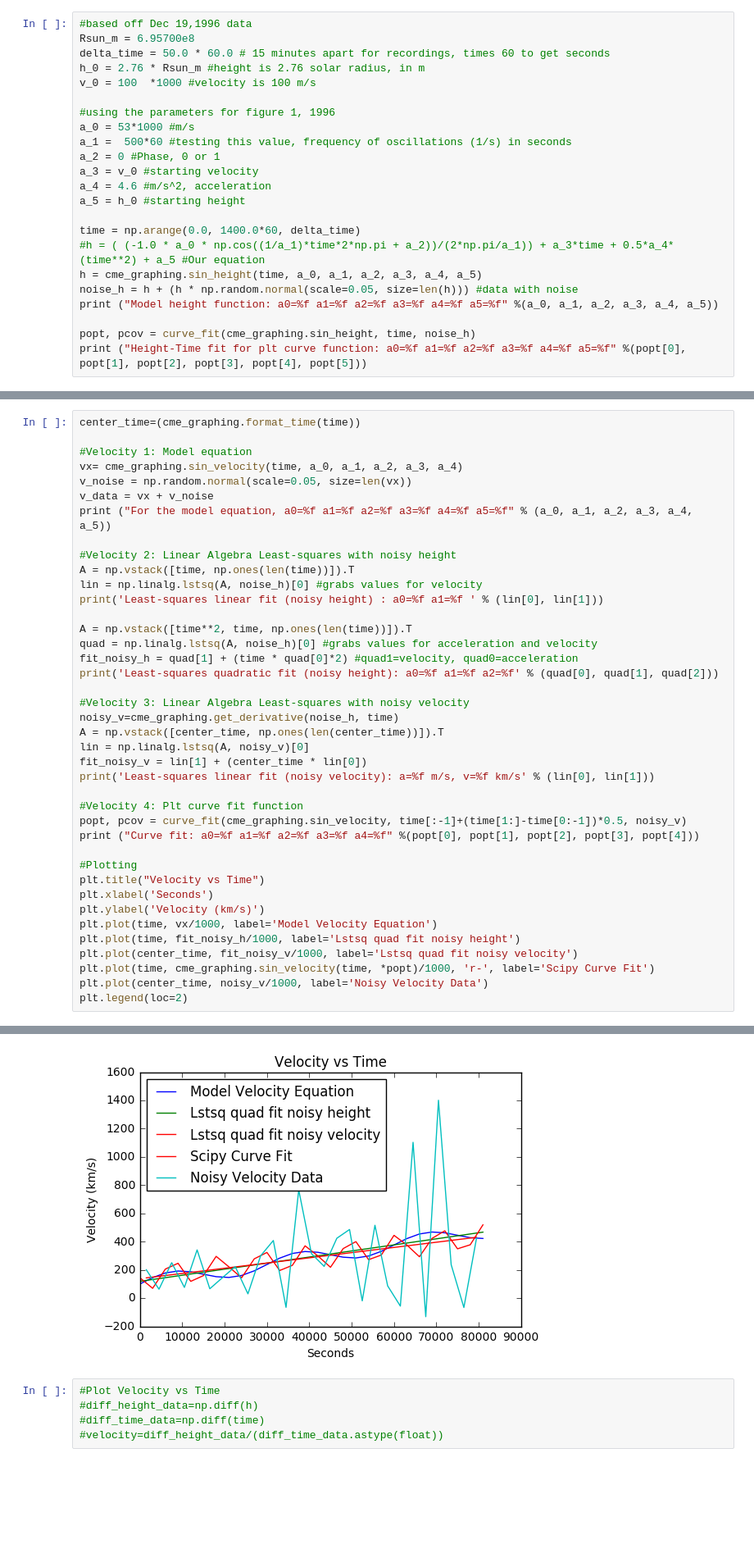
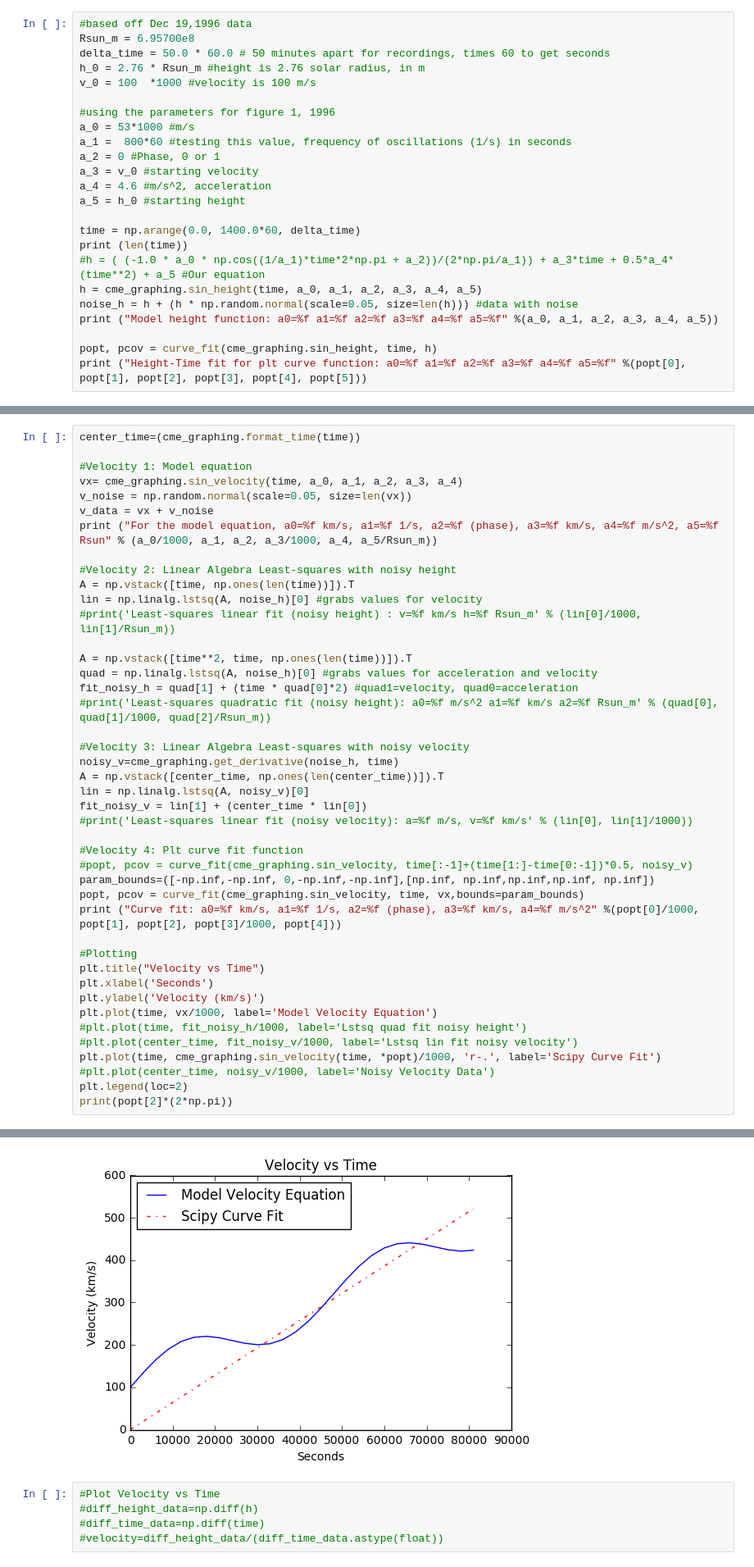
Before and after one commit to speerbetsy/analyzing_cme_speed, a Jupyter notebook: notebooks/fake_data_sinusoidal_function.ipynb, the cells around one changed output, grey strips where cells are left out. Shown at 82% size. Saved outputs shown, nothing was run; the diff lists cells and outputs as text; blank space fills up the shorter version.

```diff
--- a/notebooks/fake_data_sinusoidal_function.ipynb
+++ b/notebooks/fake_data_sinusoidal_function.ipynb
@@ -18,24 +18,25 @@ import cme_graphing
 # %%
 #based off Dec 19,1996 data
 Rsun_m = 6.95700e8
-delta_time = 50.0 * 60.0 # 15 minutes apart for recordings, times 60 to get seconds
+delta_time = 50.0 * 60.0 # 50 minutes apart for recordings, times 60 to get seconds
 h_0 = 2.76 * Rsun_m #height is 2.76 solar radius, in m
 v_0 = 100  *1000 #velocity is 100 m/s
 
 #using the parameters for figure 1, 1996
 a_0 = 53*1000 #m/s
-a_1 =  500*60 #testing this value, frequency of oscillations (1/s) in seconds
+a_1 =  800*60 #testing this value, frequency of oscillations (1/s) in seconds
 a_2 = 0 #Phase, 0 or 1
 a_3 = v_0 #starting velocity
 a_4 = 4.6 #m/s^2, acceleration
 a_5 = h_0 #starting height
 
 time = np.arange(0.0, 1400.0*60, delta_time)
+print (len(time))
 #h = ( (-1.0 * a_0 * np.cos((1/a_1)*time*2*np.pi + a_2))/(2*np.pi/a_1)) + a_3*time + 0.5*a_4*(time**2) + a_5 #Our equation
 h = cme_graphing.sin_height(time, a_0, a_1, a_2, a_3, a_4, a_5)
 noise_h = h + (h * np.random.normal(scale=0.05, size=len(h))) #data with noise
 print ("Model height function: a0=%f a1=%f a2=%f a3=%f a4=%f a5=%f" %(a_0, a_1, a_2, a_3, a_4, a_5))
 
-popt, pcov = curve_fit(cme_graphing.sin_height, time, noise_h)
+popt, pcov = curve_fit(cme_graphing.sin_height, time, h)
 print ("Height-Time fit for plt curve function: a0=%f a1=%f a2=%f a3=%f a4=%f a5=%f" %(popt[0], popt[1], popt[2], popt[3], popt[4], popt[5]))
 # %% [output]
@@ -59,37 +61,40 @@ center_time=(cme_graphing.format_time(time))
 vx= cme_graphing.sin_velocity(time, a_0, a_1, a_2, a_3, a_4)
 v_noise = np.random.normal(scale=0.05, size=len(vx))
 v_data = vx + v_noise
-print ("For the model equation, a0=%f a1=%f a2=%f a3=%f a4=%f a5=%f" % (a_0, a_1, a_2, a_3, a_4, a_5))
+print ("For the model equation, a0=%f km/s, a1=%f 1/s, a2=%f (phase), a3=%f km/s, a4=%f m/s^2, a5=%f Rsun" % (a_0/1000, a_1, a_2, a_3/1000, a_4, a_5/Rsun_m))
 
 #Velocity 2: Linear Algebra Least-squares with noisy height
 A = np.vstack([time, np.ones(len(time))]).T
 lin = np.linalg.lstsq(A, noise_h)[0] #grabs values for velocity
-print('Least-squares linear fit (noisy height) : a0=%f a1=%f ' % (lin[0], lin[1]))
+#print('Least-squares linear fit (noisy height) : v=%f km/s h=%f Rsun_m' % (lin[0]/1000, lin[1]/Rsun_m))
 
 A = np.vstack([time**2, time, np.ones(len(time))]).T
 quad = np.linalg.lstsq(A, noise_h)[0] #grabs values for acceleration and velocity
 fit_noisy_h = quad[1] + (time * quad[0]*2) #quad1=velocity, quad0=acceleration
-print('Least-squares quadratic fit (noisy height): a0=%f a1=%f a2=%f' % (quad[0], quad[1], quad[2]))
+#print('Least-squares quadratic fit (noisy height): a0=%f m/s^2 a1=%f km/s a2=%f Rsun_m' % (quad[0], quad[1]/1000, quad[2]/Rsun_m))
 
 #Velocity 3: Linear Algebra Least-squares with noisy velocity
 noisy_v=cme_graphing.get_derivative(noise_h, time)
 A = np.vstack([center_time, np.ones(len(center_time))]).T
 lin = np.linalg.lstsq(A, noisy_v)[0]
 fit_noisy_v = lin[1] + (center_time * lin[0])
-print('Least-squares linear fit (noisy velocity): a=%f m/s, v=%f km/s' % (lin[0], lin[1]))
+#print('Least-squares linear fit (noisy velocity): a=%f m/s, v=%f km/s' % (lin[0], lin[1]/1000))
 
 #Velocity 4: Plt curve fit function
-popt, pcov = curve_fit(cme_graphing.sin_velocity, time[:-1]+(time[1:]-time[0:-1])*0.5, noisy_v)
-print ("Curve fit: a0=%f a1=%f a2=%f a3=%f a4=%f" %(popt[0], popt[1], popt[2], popt[3], popt[4]))
+#popt, pcov = curve_fit(cme_graphing.sin_velocity, time[:-1]+(time[1:]-time[0:-1])*0.5, noisy_v)
+param_bounds=([-np.inf,-np.inf, 0,-np.inf,-np.inf],[np.inf, np.inf,np.inf,np.inf, np.inf])
+popt, pcov = curve_fit(cme_graphing.sin_velocity, time, vx,bounds=param_bounds)
+print ("Curve fit: a0=%f km/s, a1=%f 1/s, a2=%f (phase), a3=%f km/s, a4=%f m/s^2" %(popt[0]/1000, popt[1], popt[2], popt[3]/1000, popt[4]))
 
 #Plotting
 plt.title("Velocity vs Time")
 plt.xlabel('Seconds')
 plt.ylabel('Velocity (km/s)')
 plt.plot(time, vx/1000, label='Model Velocity Equation')
-plt.plot(time, fit_noisy_h/1000, label='Lstsq quad fit noisy height')
-plt.plot(center_time, fit_noisy_v/1000, label='Lstsq quad fit noisy velocity')
-plt.plot(time, cme_graphing.sin_velocity(time, *popt)/1000, 'r-', label='Scipy Curve Fit')
-plt.plot(center_time, noisy_v/1000, label='Noisy Velocity Data')
+#plt.plot(time, fit_noisy_h/1000, label='Lstsq quad fit noisy height')
+#plt.plot(center_time, fit_noisy_v/1000, label='Lstsq lin fit noisy velocity')
+plt.plot(time, cme_graphing.sin_velocity(time, *popt)/1000, 'r-.', label='Scipy Curve Fit')
+#plt.plot(center_time, noisy_v/1000, label='Noisy Velocity Data')
 plt.legend(loc=2)
+print(popt[2]*(2*np.pi))
 # %% [output]
@@ -102,4 +104,4 @@ Curve fit: a0=-88880.952048 a1=0.618338 a2=272178.149450 a3=144946.743599 a4=3.5
-[figure, old version]
+[figure, new version]
 # %%
 #Plot Velocity vs Time
 #diff_height_data=np.diff(h)
```
Also changed, not shown: parts of 3 cells of this notebook, 2 other files.
